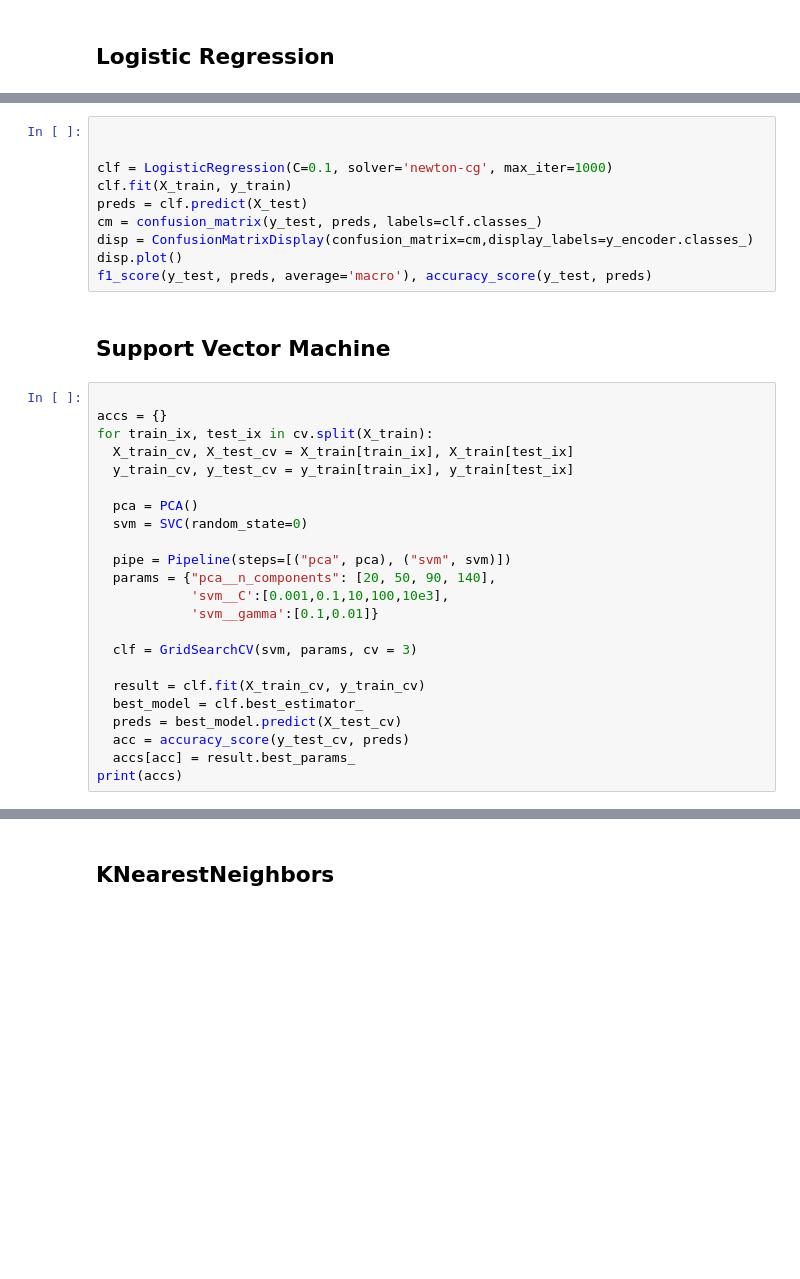
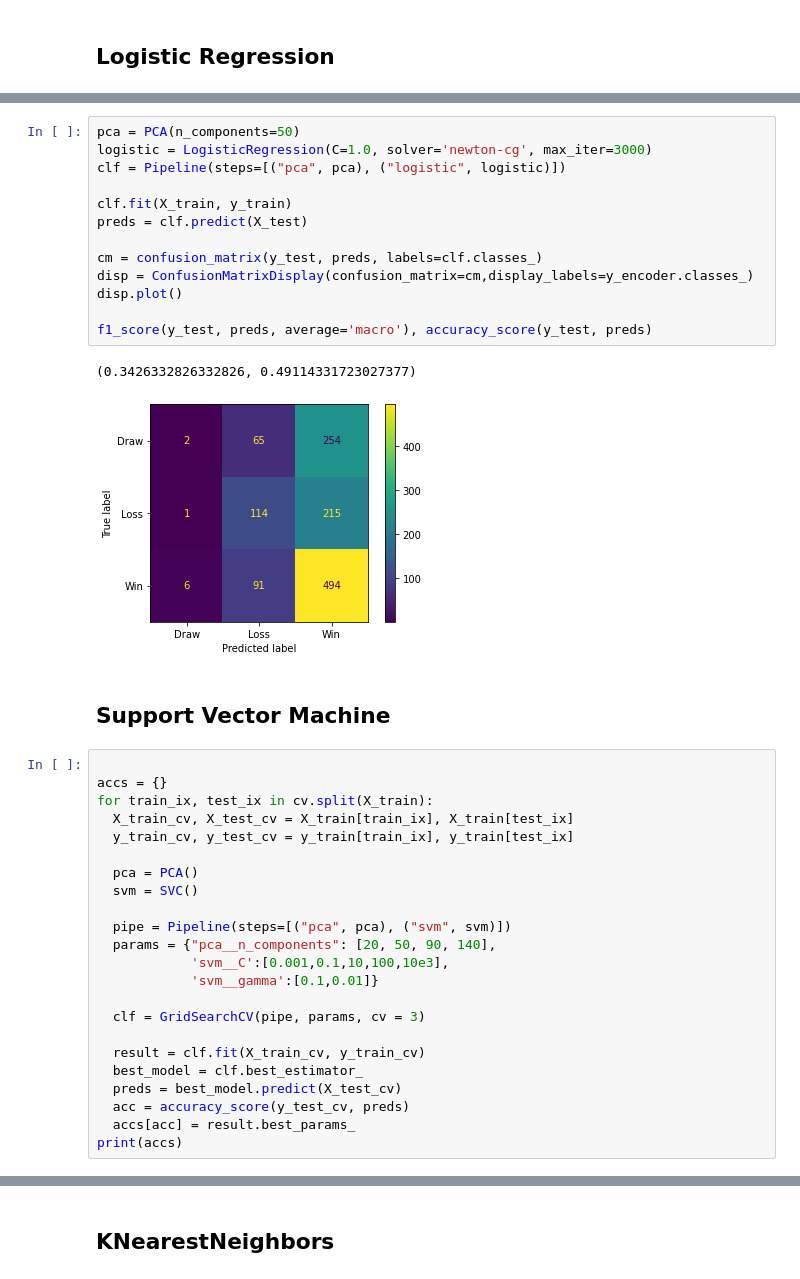
Before and after one commit to PascalLiPooKim/Football-prediction-model-project, a Jupyter notebook: footballPredictionModel.ipynb, the cells around one changed output, grey strips where cells are left out. Drawn from its saved outputs; the diff is of its cells as text; blank space fills up the shorter version.

```diff
--- a/footballPredictionModel.ipynb
+++ b/footballPredictionModel.ipynb
@@ -833,13 +854,19 @@ print(accs)
 # %%
+pca = PCA(n_components=50)
+logistic = LogisticRegression(C=1.0, solver='newton-cg', max_iter=3000)
+clf = Pipeline(steps=[("pca", pca), ("logistic", logistic)])
 
-
-clf = LogisticRegression(C=0.1, solver='newton-cg', max_iter=1000)
 clf.fit(X_train, y_train)
 preds = clf.predict(X_test)
+
 cm = confusion_matrix(y_test, preds, labels=clf.classes_)
 disp = ConfusionMatrixDisplay(confusion_matrix=cm,display_labels=y_encoder.classes_)
 disp.plot()
+
 f1_score(y_test, preds, average='macro'), accuracy_score(y_test, preds)
+# %% [output]
+(0.3426332826332826, 0.49114331723027377)
+[figure, added]
 # %% [markdown]
 ## Support Vector Machine
 # %%
@@ -850,14 +877,14 @@ for train_ix, test_ix in cv.split(X_train):
   y_train_cv, y_test_cv = y_train[train_ix], y_train[test_ix]
 
   pca = PCA()
-  svm = SVC(random_state=0)
+  svm = SVC()
 
   pipe = Pipeline(steps=[("pca", pca), ("svm", svm)])
   params = {"pca__n_components": [20, 50, 90, 140],
             'svm__C':[0.001,0.1,10,100,10e3],
             'svm__gamma':[0.1,0.01]}
 
-  clf = GridSearchCV(svm, params, cv = 3)
+  clf = GridSearchCV(pipe, params, cv = 3)
 
   result = clf.fit(X_train_cv, y_train_cv)
   best_model = clf.best_estimator_
```
Also changed, not shown: parts of 7 cells of this notebook.
